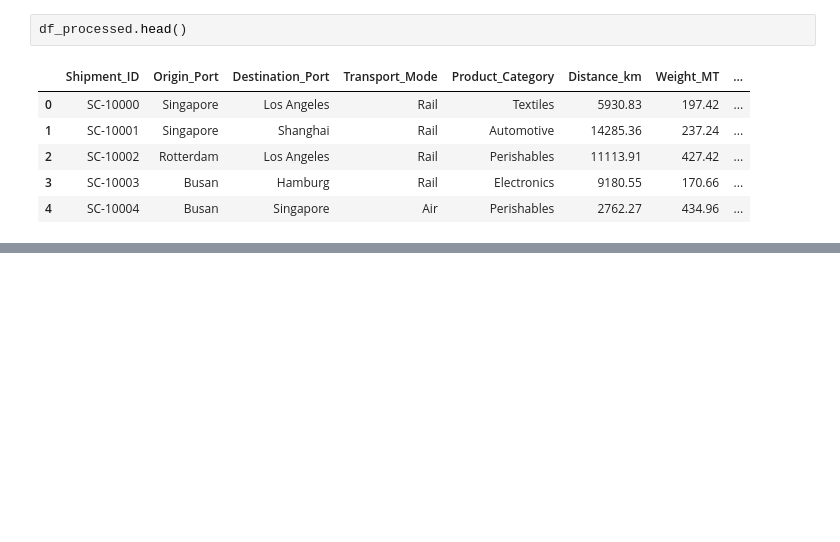
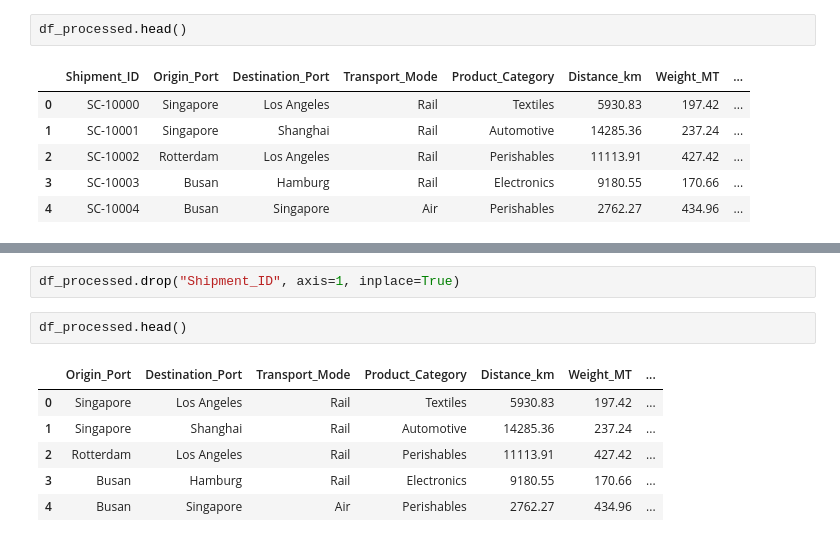
Before and after one commit to Devika-Viswom/SupplyPrescript, a Jupyter notebook: notebooks/02_Data_Preprocessing.ipynb, the cells around one changed output, grey strips where cells are left out. Drawn from its saved outputs; the diff is of its cells as text; blank space fills up the shorter version.

```diff
--- a/notebooks/02_Data_Preprocessing.ipynb
+++ b/notebooks/02_Data_Preprocessing.ipynb
@@ -101,0 +110,11 @@ df_processed.head()
+# %%
+df_processed.drop("Shipment_ID", axis=1, inplace=True)
+# %%
+df_processed.head()
+# %% [output]
+|  | Origin_Port | Destination_Port | Transport_Mode | Product_Category | Distance_km | Weight_MT | ... |
+| 0 | Singapore | Los Angeles | Rail | Textiles | 5930.83 | 197.42 | ... |
+| 1 | Singapore | Shanghai | Rail | Automotive | 14285.36 | 237.24 | ... |
+| 2 | Rotterdam | Los Angeles | Rail | Perishables | 11113.91 | 427.42 | ... |
+| 3 | Busan | Hamburg | Rail | Electronics | 9180.55 | 170.66 | ... |
+| 4 | Busan | Singapore | Air | Perishables | 2762.27 | 434.96 | ... |
```
Also changed, not shown: parts of 7 cells of this notebook, 1 other file.
